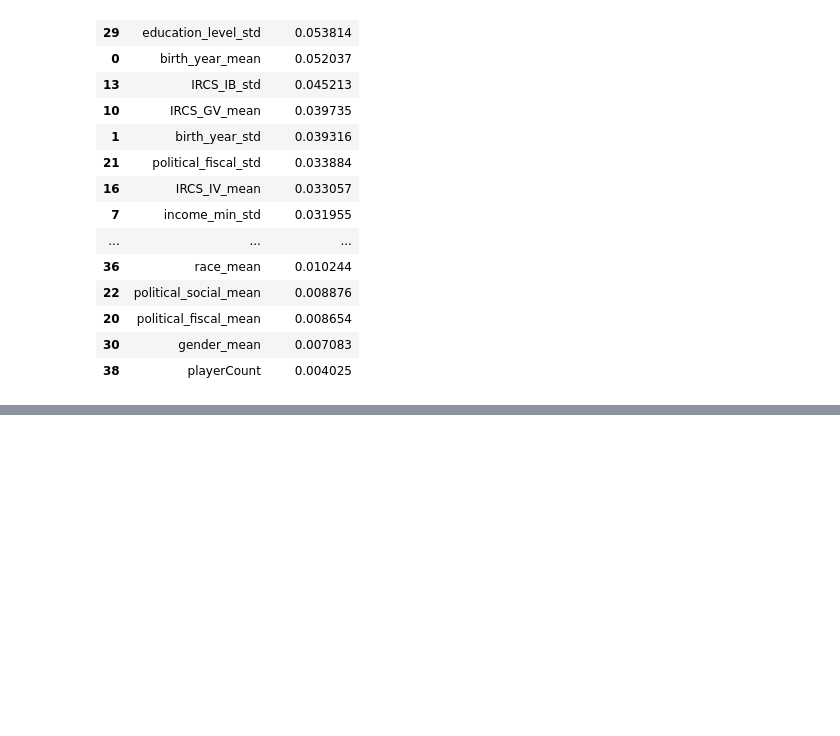
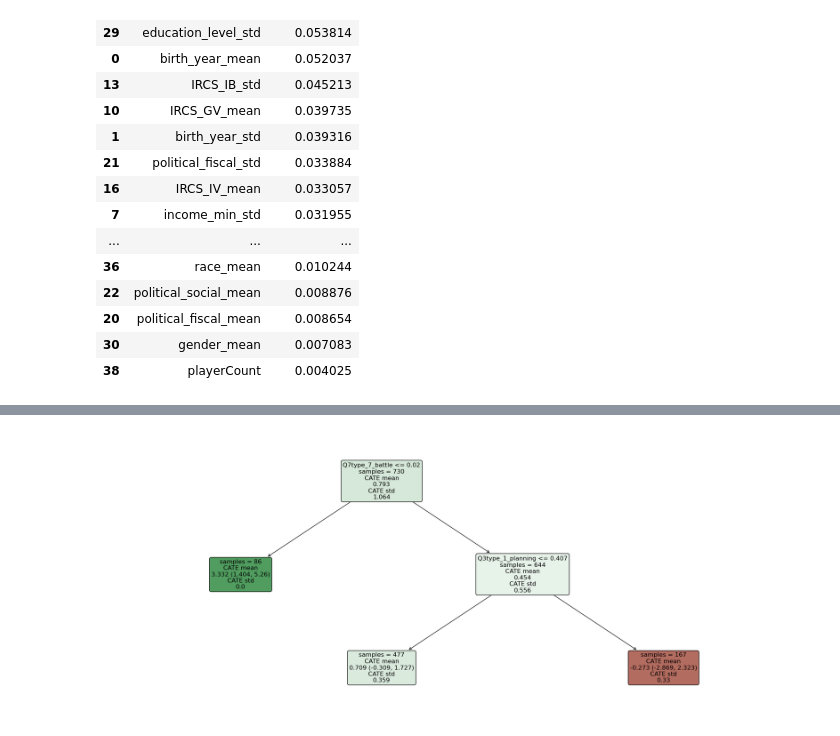
Before and after one commit to xehu/tpm-horse-race-modeling, a Jupyter notebook: analysis_dev/causal_forest.ipynb, the cells around one changed output, grey strips where cells are left out. Drawn from its saved outputs; the diff is of its cells as text; code cells hidden in the pictures; blank space fills up the shorter version.

```diff
--- a/analysis_dev/causal_forest.ipynb
+++ b/analysis_dev/causal_forest.ipynb
@@ -223,0 +435,4 @@ get_covariate_importances_for_task_feature("Q24eureka_question")
+# %%
+get_composition_feature_importances("RME_mean", tree_depth=2)
+# %% [output]
+[figure, added]
```
Also changed, not shown: parts of 33 cells of this notebook, 5 other files.
